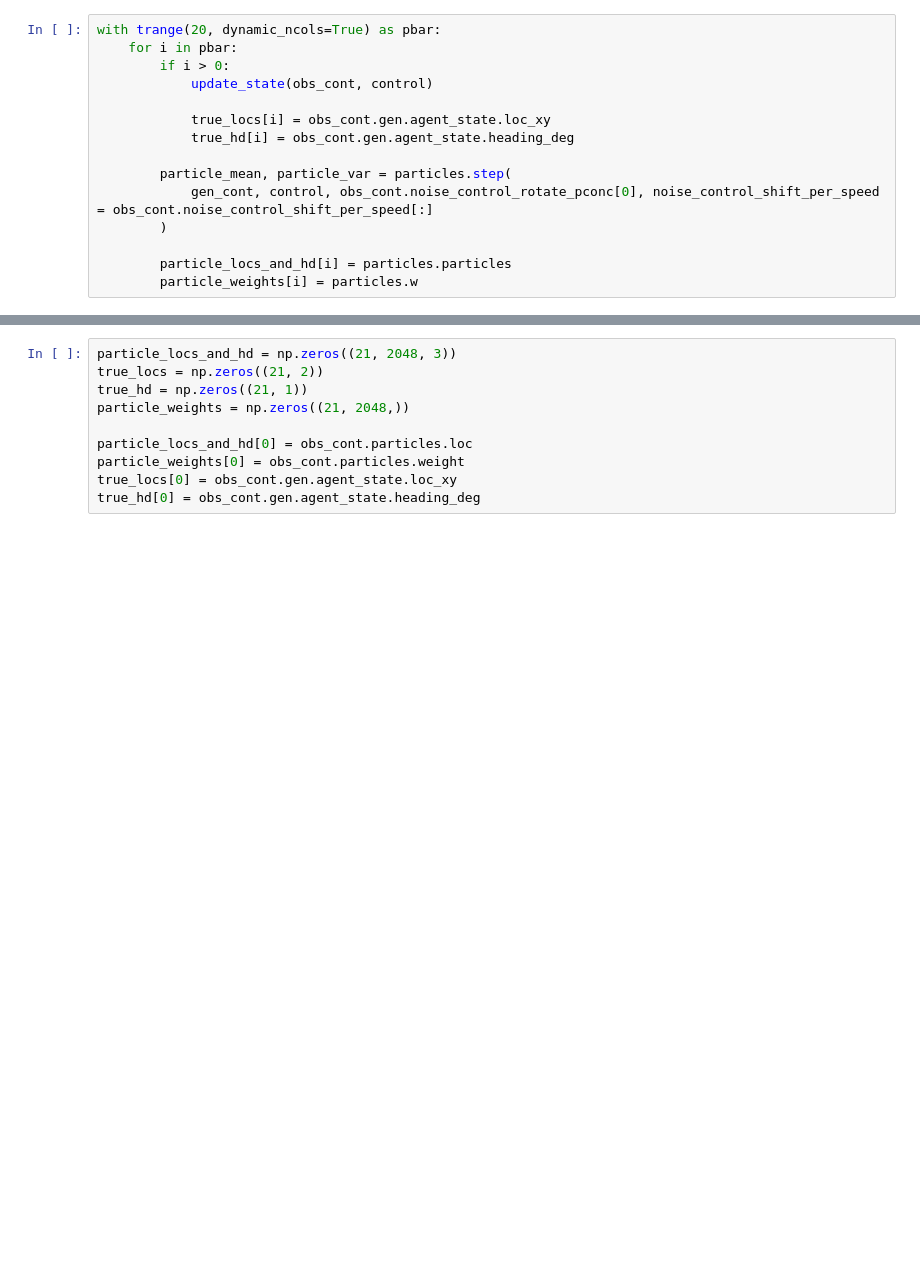
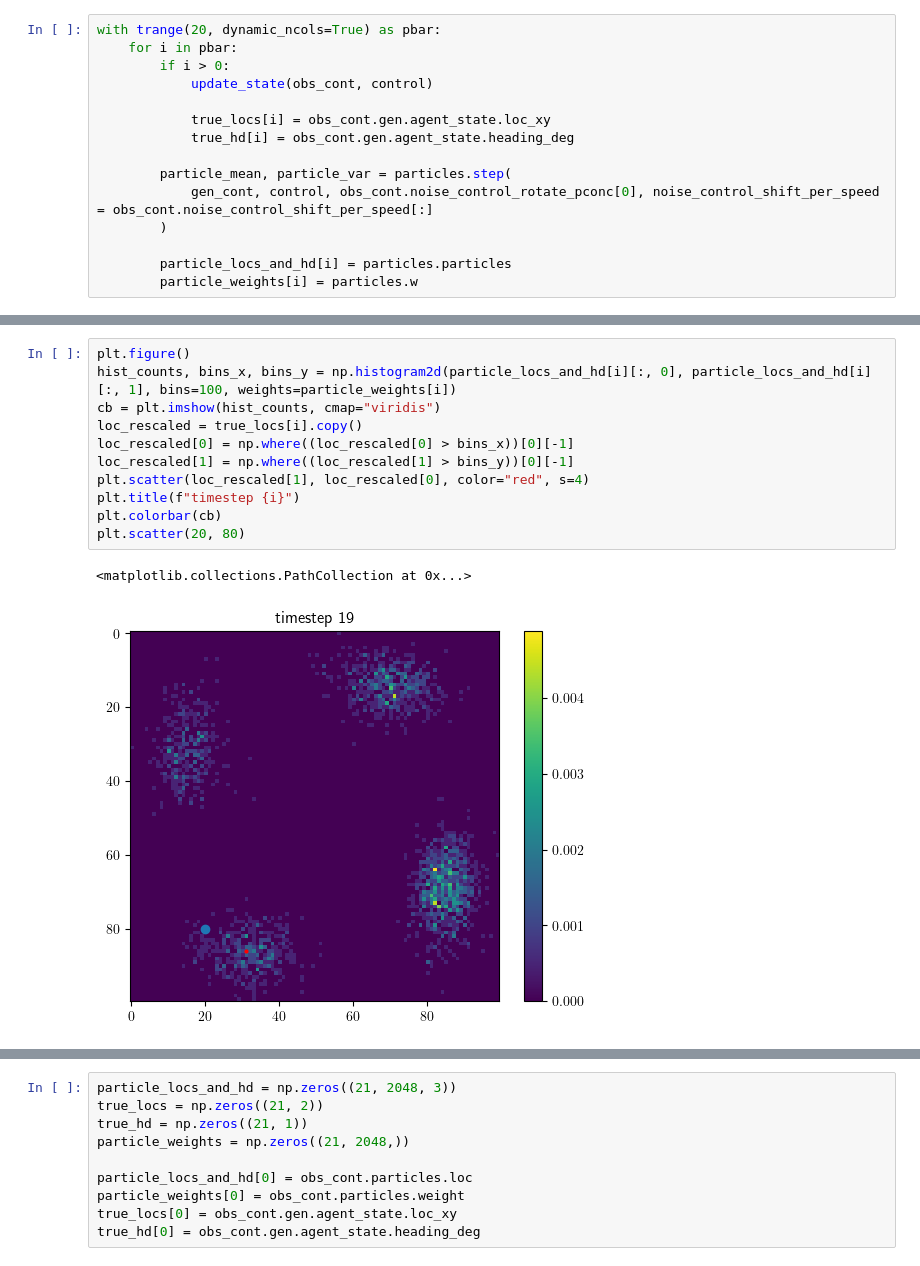
Before and after one commit to changmin-yu/particle-filtering-playground, a Jupyter notebook: notebooks/test_bion_rectangle.ipynb, the cells around one changed output, grey strips where cells are left out. Cells and saved outputs as stored; diff of their text form; blank space fills up the shorter version.

```diff
--- a/notebooks/test_bion_rectangle.ipynb
+++ b/notebooks/test_bion_rectangle.ipynb
@@ -104,3 +127,17 @@ with trange(20, dynamic_ncols=True) as pbar:
+# %%
+plt.figure()
+hist_counts, bins_x, bins_y = np.histogram2d(particle_locs_and_hd[i][:, 0], particle_locs_and_hd[i][:, 1], bins=100, weights=particle_weights[i])
+cb = plt.imshow(hist_counts, cmap="viridis")
+loc_rescaled = true_locs[i].copy()
+loc_rescaled[0] = np.where((loc_rescaled[0] > bins_x))[0][-1]
+loc_rescaled[1] = np.where((loc_rescaled[1] > bins_y))[0][-1]
+plt.scatter(loc_rescaled[1], loc_rescaled[0], color="red", s=4)
+plt.title(f"timestep {i}")
+plt.colorbar(cb)
+plt.scatter(20, 80)
+# %% [output]
+<matplotlib.collections.PathCollection at 0x...>
+[figure, added]
 # %%
 for i in range(20):
     plt.figure()
```
Also changed, not shown: parts of 3 cells of this notebook, 3 other files.
